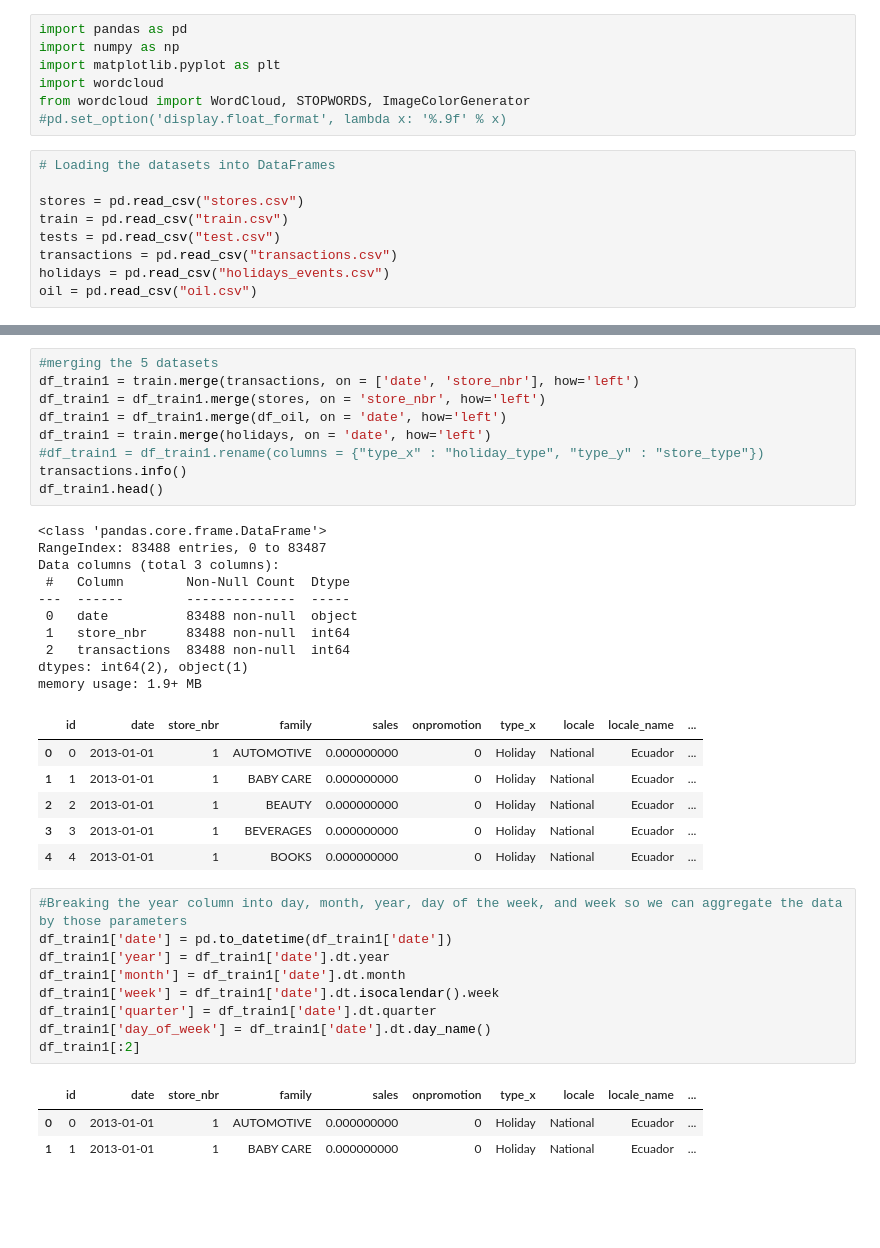
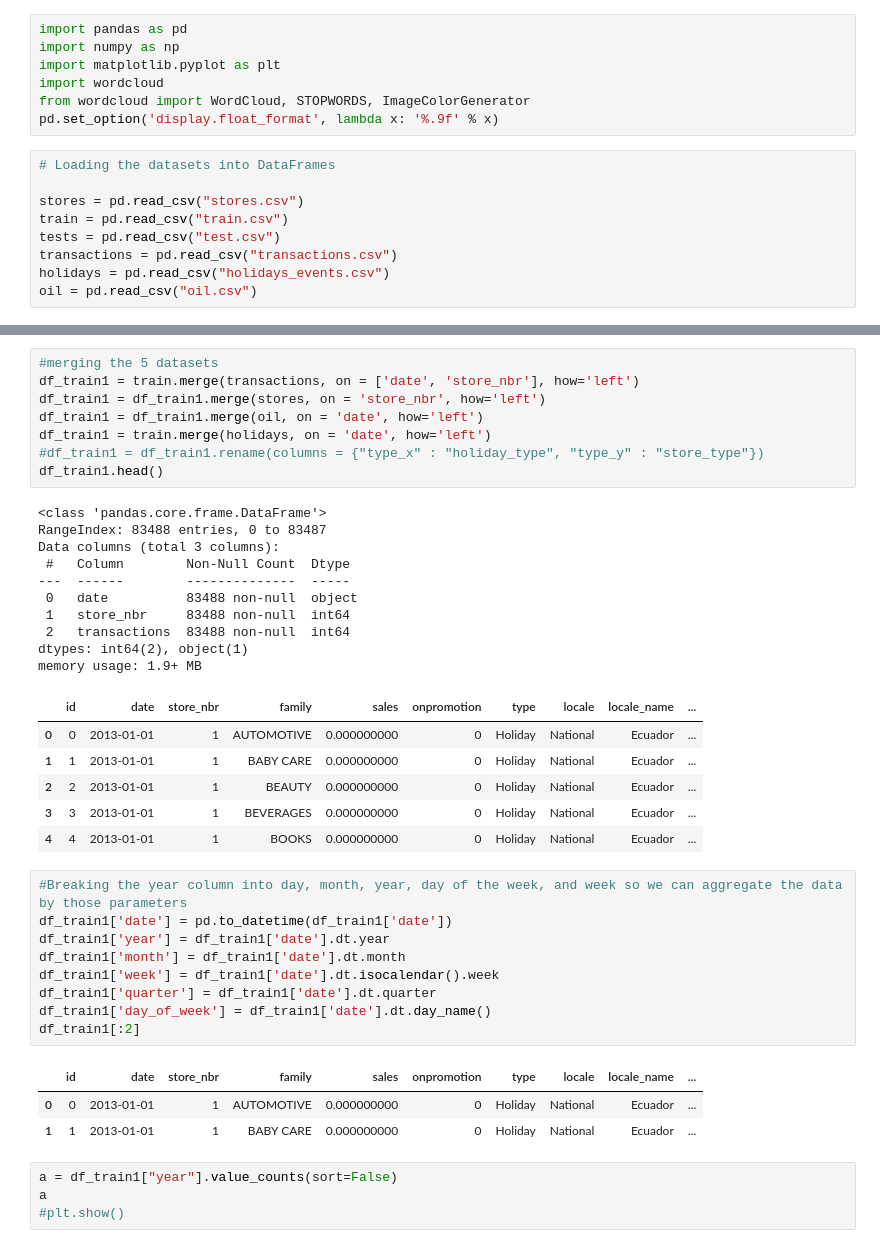
Before and after one commit to analyst-sisey/Time-Series-Forecasting, a Jupyter notebook: hypothesis.ipynb, the cells around one changed output, grey strips where cells are left out. Cells and saved outputs as stored; diff of their text form; blank space fills up the shorter version.

```diff
--- a/hypothesis.ipynb
+++ b/hypothesis.ipynb
@@ -10,7 +10,7 @@ import numpy as np
 import matplotlib.pyplot as plt
 import wordcloud
 from wordcloud import WordCloud, STOPWORDS, ImageColorGenerator
-#pd.set_option('display.float_format', lambda x: '%.9f' % x)
+pd.set_option('display.float_format', lambda x: '%.9f' % x)
 # %%
 # Loading the datasets into DataFrames
 
@@ -63,24 +346,23 @@ train.head()
 # %%
 #merging the 5 datasets
 df_train1 = train.merge(transactions, on = ['date', 'store_nbr'], how='left')
 df_train1 = df_train1.merge(stores, on = 'store_nbr', how='left')
-df_train1 = df_train1.merge(df_oil, on = 'date', how='left')
+df_train1 = df_train1.merge(oil, on = 'date', how='left')
 df_train1 = train.merge(holidays, on = 'date', how='left')
 #df_train1 = df_train1.rename(columns = {"type_x" : "holiday_type", "type_y" : "store_type"})
-transactions.info()
 df_train1.head()
 # %% [output]
 <class 'pandas.core.frame.DataFrame'>
 RangeIndex: 83488 entries, 0 to 83487
 Data columns (total 3 columns):
  #   Column        Non-Null Count  Dtype
 ---  ------        --------------  -----
  0   date          83488 non-null  object
  1   store_nbr     83488 non-null  int64
  2   transactions  83488 non-null  int64
 dtypes: int64(2), object(1)
 memory usage: 1.9+ MB
-|  | id | date | store_nbr | family | sales | onpromotion | type_x | locale | locale_name | ... |
+|  | id | date | store_nbr | family | sales | onpromotion | type | locale | locale_name | ... |
 | 0 | 0 | 2013-01-01 | 1 | AUTOMOTIVE | 0.000000000 | 0 | Holiday | National | Ecuador | ... |
 | 1 | 1 | 2013-01-01 | 1 | BABY CARE | 0.000000000 | 0 | Holiday | National | Ecuador | ... |
 | 2 | 2 | 2013-01-01 | 1 | BEAUTY | 0.000000000 | 0 | Holiday | National | Ecuador | ... |
@@ -96,6 +378,10 @@ df_train1['quarter'] = df_train1['date'].dt.quarter
 df_train1['day_of_week'] = df_train1['date'].dt.day_name()
 df_train1[:2]
 # %% [output]
-|  | id | date | store_nbr | family | sales | onpromotion | type_x | locale | locale_name | ... |
+|  | id | date | store_nbr | family | sales | onpromotion | type | locale | locale_name | ... |
 | 0 | 0 | 2013-01-01 | 1 | AUTOMOTIVE | 0.000000000 | 0 | Holiday | National | Ecuador | ... |
 | 1 | 1 | 2013-01-01 | 1 | BABY CARE | 0.000000000 | 0 | Holiday | National | Ecuador | ... |
+# %%
+a = df_train1["year"].value_counts(sort=False)
+a
+#plt.show()
```
Also changed, not shown: parts of 40 cells of this notebook.
